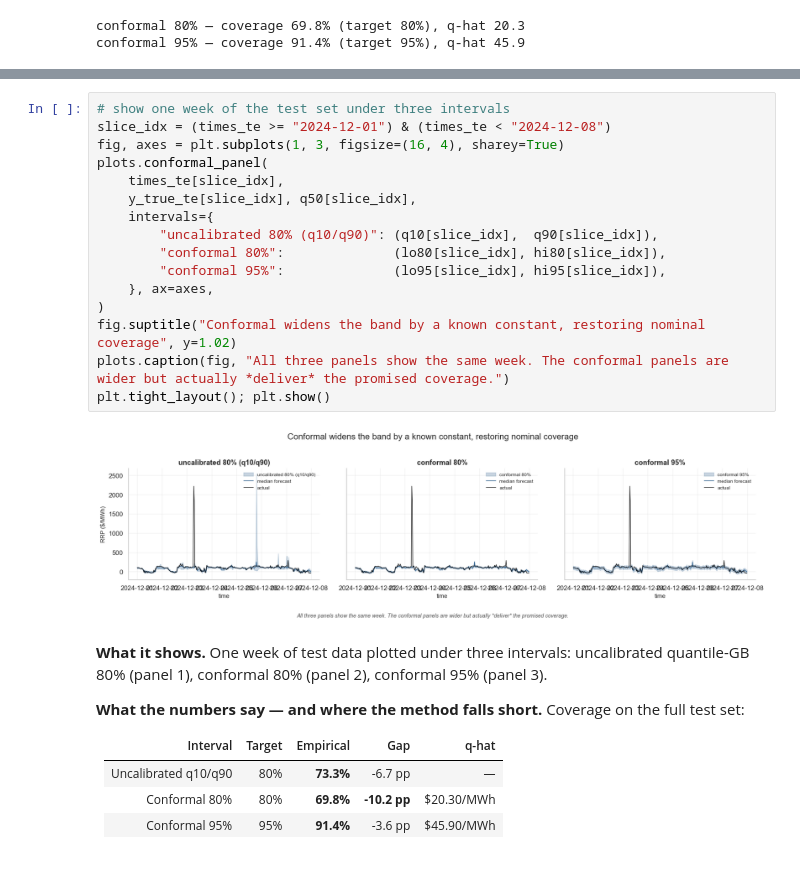
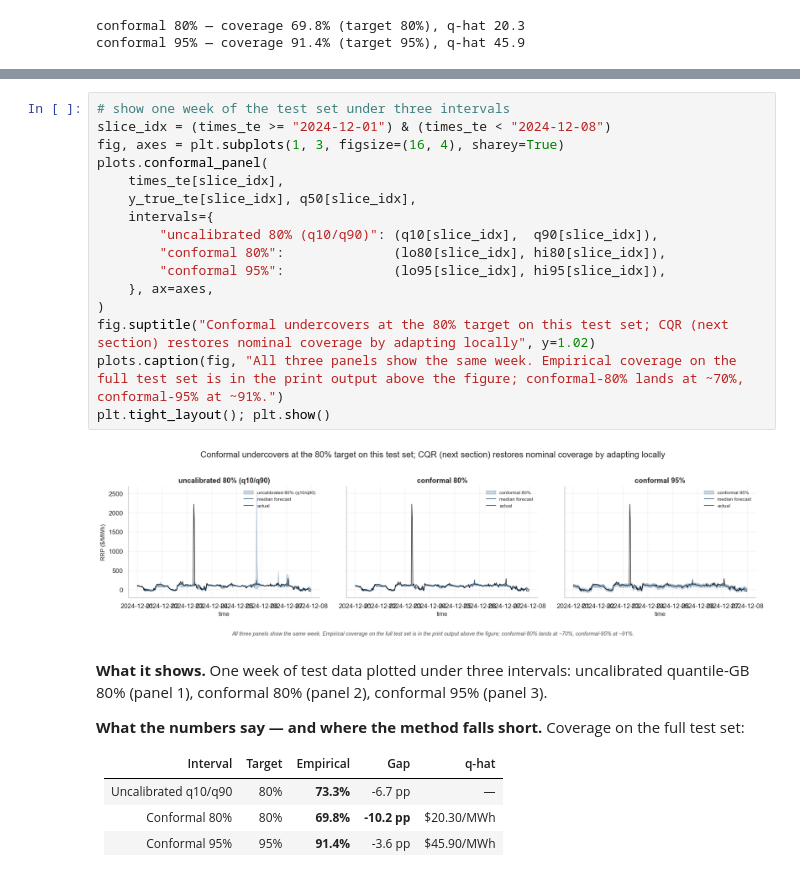
Before and after one commit to Ahmad-Jaradat-Space/tas1-price-basslink-forecast, a Jupyter notebook: notebook.ipynb, the cells around one changed output, grey strips where cells are left out. Saved outputs shown, nothing was run; the diff lists cells and outputs as text.

```diff
--- a/notebook.ipynb
+++ b/notebook.ipynb
@@ -305,21 +349,21 @@ conformal 95% — coverage 91.4% (target 95%), q-hat 45.9
 # %%
 # show one week of the test set under three intervals
 slice_idx = (times_te >= "2024-12-01") & (times_te < "2024-12-08")
 fig, axes = plt.subplots(1, 3, figsize=(16, 4), sharey=True)
 plots.conformal_panel(
     times_te[slice_idx],
     y_true_te[slice_idx], q50[slice_idx],
     intervals={
         "uncalibrated 80% (q10/q90)": (q10[slice_idx],  q90[slice_idx]),
         "conformal 80%":              (lo80[slice_idx], hi80[slice_idx]),
         "conformal 95%":              (lo95[slice_idx], hi95[slice_idx]),
     }, ax=axes,
 )
-fig.suptitle("Conformal widens the band by a known constant, restoring nominal coverage", y=1.02)
-plots.caption(fig, "All three panels show the same week. The conformal panels are wider but actually *deliver* the promised coverage.")
+fig.suptitle("Conformal undercovers at the 80% target on this test set; CQR (next section) restores nominal coverage by adapting locally", y=1.02)
+plots.caption(fig, "All three panels show the same week. Empirical coverage on the full test set is in the print output above the figure; conformal-80% lands at ~70%, conformal-95% at ~91%.")
 plt.tight_layout(); plt.show()
 # %% [output]
-[figure, old version]
+[figure, new version]
 # %% [markdown]
 **What it shows.** One week of test data plotted under three intervals: uncalibrated quantile-GB 80% (panel 1), conformal 80% (panel 2), conformal 95% (panel 3).
 
```
Also changed, not shown: parts of 18 cells of this notebook, 2 other files.
